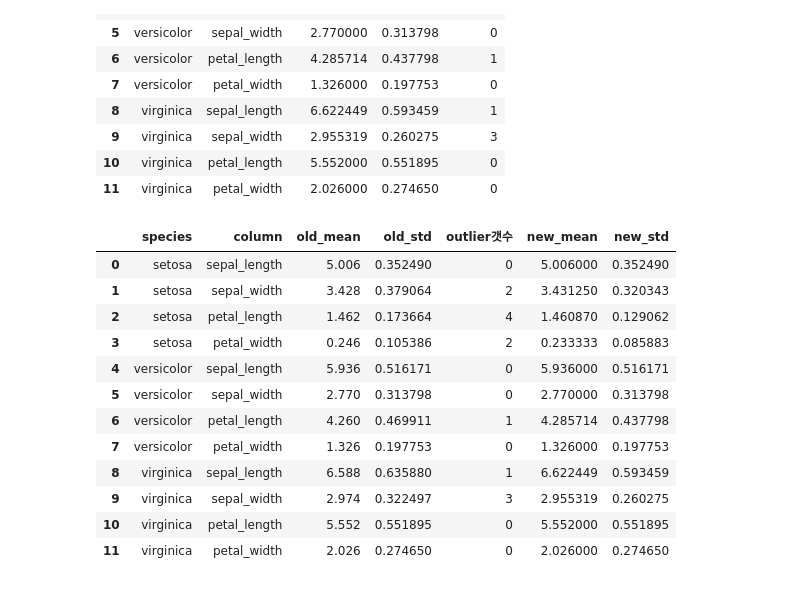
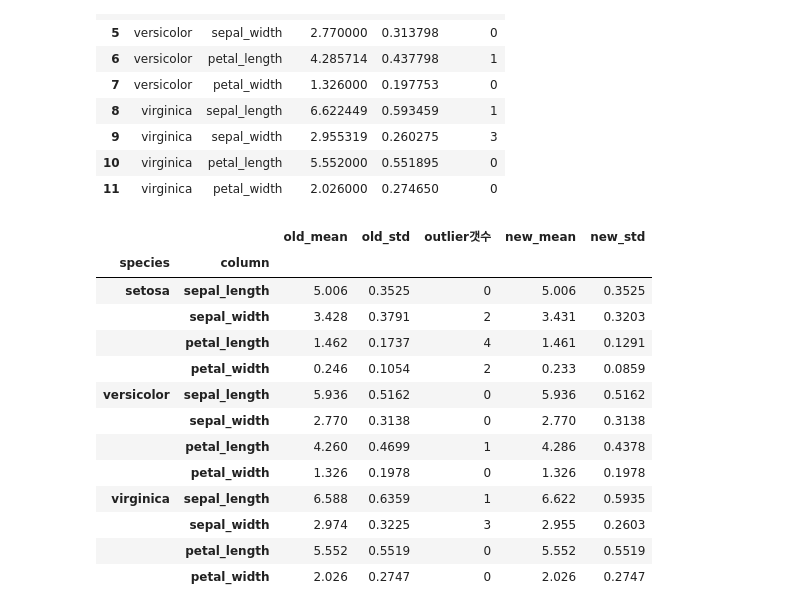
Before and after one commit to 1unasy/MachineLearning-2021-12, a Jupyter notebook: 00.데이터분석/23.Pandas연습문제_1224실습.ipynb, the cells around one changed output. Cells and saved outputs as stored; diff of their text form; code cells hidden in the pictures.

```diff
--- a/00.데이터분석/23.Pandas연습문제_1224실습.ipynb
+++ b/00.데이터분석/23.Pandas연습문제_1224실습.ipynb
@@ -115,25 +115,27 @@ df
 # %%
 line = []
 for species in iris.species.unique(): # ['setosa', 'versicolor', verginica']와 동일
     for column in iris.columns[:-1]:
         s = iris[iris.species == species][column]
         old_mean, old_std = s.mean(), s.std()
         new_mean, new_std, outlier = get_newstat(s)
-        line.append([species, column, old_mean, old_std, outlier, new_mean, new_std]) # 리스트화 하기
+        line.append([species, column, round(old_mean, 3), round(old_std, 4), outlier, round(new_mean, 3), round(new_std, 4)]) # 리스트화 하기
 
 df = pd.DataFrame(line, columns=['species', 'column', 'old_mean', 'old_std', 'outlier갯수', 'new_mean', 'new_std'])
+df.set_index(['species', 'column'], inplace=True)
 df
 # %% [output]
-|  | species | column | old_mean | old_std | outlier갯수 | new_mean | new_std |
-| 0 | setosa | sepal_length | 5.006 | 0.352490 | 0 | 5.006000 | 0.352490 |
-| 1 | setosa | sepal_width | 3.428 | 0.379064 | 2 | 3.431250 | 0.320343 |
-| 2 | setosa | petal_length | 1.462 | 0.173664 | 4 | 1.460870 | 0.129062 |
-| 3 | setosa | petal_width | 0.246 | 0.105386 | 2 | 0.233333 | 0.085883 |
-| 4 | versicolor | sepal_length | 5.936 | 0.516171 | 0 | 5.936000 | 0.516171 |
-| 5 | versicolor | sepal_width | 2.770 | 0.313798 | 0 | 2.770000 | 0.313798 |
-| 6 | versicolor | petal_length | 4.260 | 0.469911 | 1 | 4.285714 | 0.437798 |
-| 7 | versicolor | petal_width | 1.326 | 0.197753 | 0 | 1.326000 | 0.197753 |
-| 8 | virginica | sepal_length | 6.588 | 0.635880 | 1 | 6.622449 | 0.593459 |
-| 9 | virginica | sepal_width | 2.974 | 0.322497 | 3 | 2.955319 | 0.260275 |
-| 10 | virginica | petal_length | 5.552 | 0.551895 | 0 | 5.552000 | 0.551895 |
-| 11 | virginica | petal_width | 2.026 | 0.274650 | 0 | 2.026000 | 0.274650 |
+|  |  | old_mean | old_std | outlier갯수 | new_mean | new_std |
+| species | column |  |  |  |  |  |
+| setosa | sepal_length | 5.006 | 0.3525 | 0 | 5.006 | 0.3525 |
+|  | sepal_width | 3.428 | 0.3791 | 2 | 3.431 | 0.3203 |
+|  | petal_length | 1.462 | 0.1737 | 4 | 1.461 | 0.1291 |
+|  | petal_width | 0.246 | 0.1054 | 2 | 0.233 | 0.0859 |
+| versicolor | sepal_length | 5.936 | 0.5162 | 0 | 5.936 | 0.5162 |
+|  | sepal_width | 2.770 | 0.3138 | 0 | 2.770 | 0.3138 |
+|  | petal_length | 4.260 | 0.4699 | 1 | 4.286 | 0.4378 |
+|  | petal_width | 1.326 | 0.1978 | 0 | 1.326 | 0.1978 |
+| virginica | sepal_length | 6.588 | 0.6359 | 1 | 6.622 | 0.5935 |
+|  | sepal_width | 2.974 | 0.3225 | 3 | 2.955 | 0.2603 |
+|  | petal_length | 5.552 | 0.5519 | 0 | 5.552 | 0.5519 |
+|  | petal_width | 2.026 | 0.2747 | 0 | 2.026 | 0.2747 |
```
Also changed, not shown: parts of 37 cells of this notebook.
